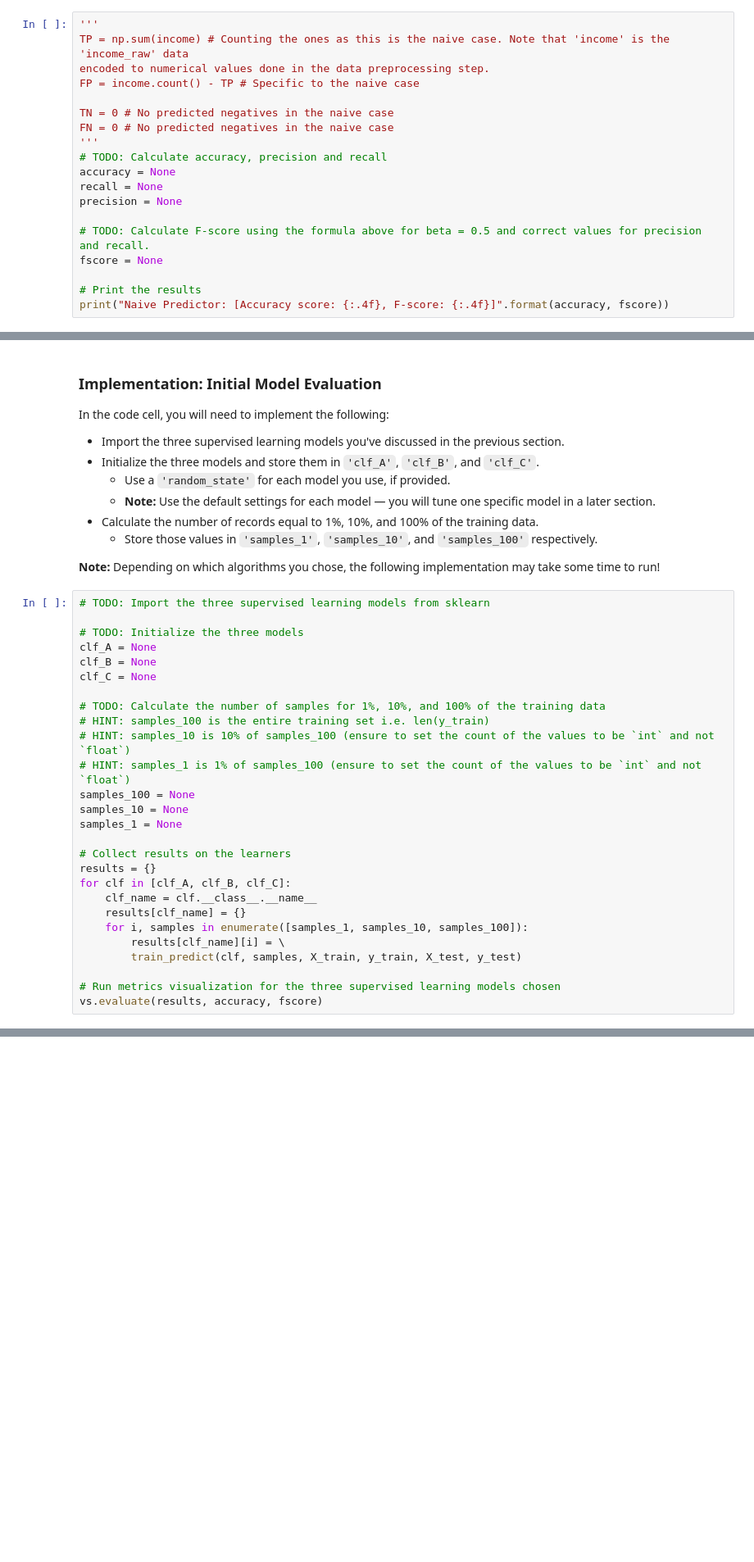
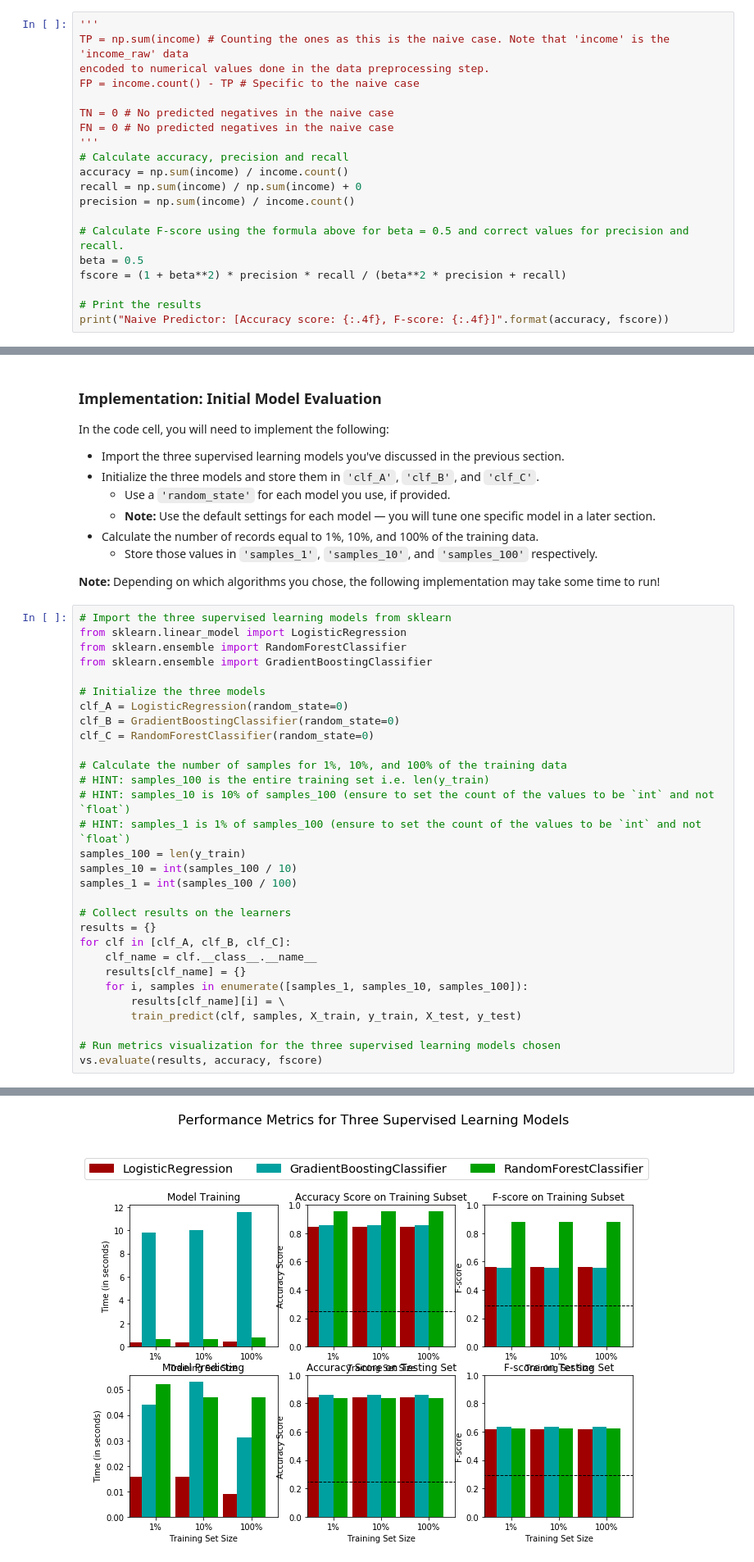
Before and after one commit to christso/udacity-finding-doners, a Jupyter notebook: finding_donors.ipynb, the cells around one changed output, grey strips where cells are left out. Shown at 82% size. Saved outputs shown, nothing was run; the diff lists cells and outputs as text; blank space fills up the shorter version.

Commit message:
add random forest model

```diff
--- a/finding_donors.ipynb
+++ b/finding_donors.ipynb
@@ -244,13 +244,14 @@ FP = income.count() - TP # Specific to the naive case
 TN = 0 # No predicted negatives in the naive case
 FN = 0 # No predicted negatives in the naive case
 '''
-# TODO: Calculate accuracy, precision and recall
-accuracy = None
-recall = None
-precision = None
+# Calculate accuracy, precision and recall
+accuracy = np.sum(income) / income.count()
+recall = np.sum(income) / np.sum(income) + 0
+precision = np.sum(income) / income.count()
 
-# TODO: Calculate F-score using the formula above for beta = 0.5 and correct values for precision and recall.
-fscore = None
+# Calculate F-score using the formula above for beta = 0.5 and correct values for precision and recall.
+beta = 0.5
+fscore = (1 + beta**2) * precision * recall / (beta**2 * precision + recall)
 
 # Print the results
 print("Naive Predictor: [Accuracy score: {:.4f}, F-score: {:.4f}]".format(accuracy, fscore))
@@ -352,20 +369,23 @@ In the code cell, you will need to implement the following:
 
 **Note:** Depending on which algorithms you chose, the following implementation may take some time to run!
 # %%
-# TODO: Import the three supervised learning models from sklearn
+# Import the three supervised learning models from sklearn
+from sklearn.linear_model import LogisticRegression
+from sklearn.ensemble import RandomForestClassifier
+from sklearn.ensemble import GradientBoostingClassifier
 
-# TODO: Initialize the three models
-clf_A = None
-clf_B = None
-clf_C = None
+# Initialize the three models
+clf_A = LogisticRegression(random_state=0)
+clf_B = GradientBoostingClassifier(random_state=0)
+clf_C = RandomForestClassifier(random_state=0)
 
-# TODO: Calculate the number of samples for 1%, 10%, and 100% of the training data
+# Calculate the number of samples for 1%, 10%, and 100% of the training data
 # HINT: samples_100 is the entire training set i.e. len(y_train)
 # HINT: samples_10 is 10% of samples_100 (ensure to set the count of the values to be `int` and not `float`)
 # HINT: samples_1 is 1% of samples_100 (ensure to set the count of the values to be `int` and not `float`)
-samples_100 = None
-samples_10 = None
-samples_1 = None
+samples_100 = len(y_train)
+samples_10 = int(samples_100 / 10)
+samples_1 = int(samples_100 / 100)
 
 # Collect results on the learners
 results = {}
@@ -378,3 +398,4 @@ for clf in [clf_A, clf_B, clf_C]:
 
 # Run metrics visualization for the three supervised learning models chosen
 vs.evaluate(results, accuracy, fscore)
+# %% [output]
@@ -381,3 +411,4 @@ vs.evaluate(results, accuracy, fscore)
+[figure, added]
 # %% [markdown]
 ----
 ## Improving Results
```
Also changed, not shown: parts of 27 cells of this notebook, 1 other file.
